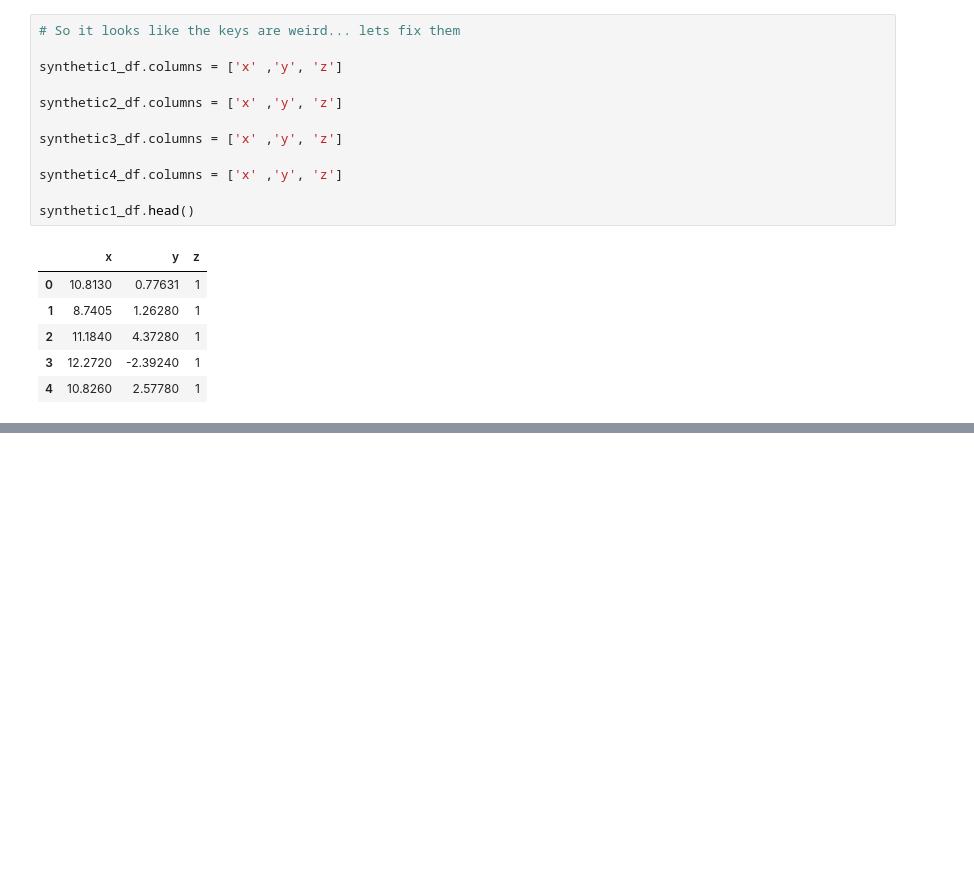
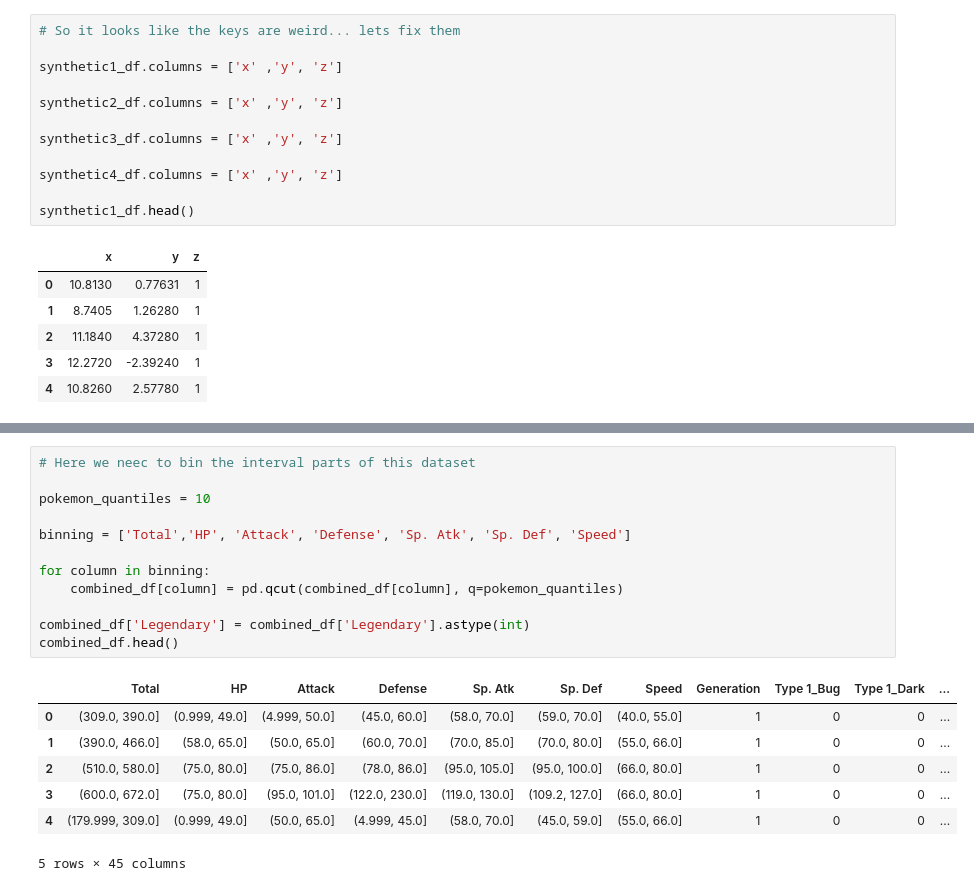
Before and after one commit to cgarchbold/CS460_Assignment1, a Jupyter notebook: PA1_DescisionTrees.ipynb, the cells around one changed output, grey strips where cells are left out. Saved outputs shown, nothing was run; the diff lists cells and outputs as text; blank space fills up the shorter version.

```diff
--- a/PA1_DescisionTrees.ipynb
+++ b/PA1_DescisionTrees.ipynb
@@ -133,0 +222,20 @@ Root- Tree Node: Label(0/1 yes/no) -1 Attribute: y
+# %%
+# Here we neec to bin the interval parts of this dataset
+
+pokemon_quantiles = 10
+
+binning = ['Total','HP', 'Attack', 'Defense', 'Sp. Atk', 'Sp. Def', 'Speed']
+
+for column in binning:
+    combined_df[column] = pd.qcut(combined_df[column], q=pokemon_quantiles)
+
+combined_df['Legendary'] = combined_df['Legendary'].astype(int)
+combined_df.head()
+# %% [output]
+|  | Total | HP | Attack | Defense | Sp. Atk | Sp. Def | Speed | Generation | Type 1_Bug | Type 1_Dark | ... |
+| 0 | (309.0, 390.0] | (0.999, 49.0] | (4.999, 50.0] | (45.0, 60.0] | (58.0, 70.0] | (59.0, 70.0] | (40.0, 55.0] | 1 | 0 | 0 | ... |
+| 1 | (390.0, 466.0] | (58.0, 65.0] | (50.0, 65.0] | (60.0, 70.0] | (70.0, 85.0] | (70.0, 80.0] | (55.0, 66.0] | 1 | 0 | 0 | ... |
+| 2 | (510.0, 580.0] | (75.0, 80.0] | (75.0, 86.0] | (78.0, 86.0] | (95.0, 105.0] | (95.0, 100.0] | (66.0, 80.0] | 1 | 0 | 0 | ... |
+| 3 | (600.0, 672.0] | (75.0, 80.0] | (95.0, 101.0] | (122.0, 230.0] | (119.0, 130.0] | (109.2, 127.0] | (66.0, 80.0] | 1 | 0 | 0 | ... |
+| 4 | (179.999, 309.0] | (0.999, 49.0] | (50.0, 65.0] | (4.999, 45.0] | (58.0, 70.0] | (45.0, 59.0] | (55.0, 66.0] | 1 | 0 | 0 | ... |
+5 rows × 45 columns
```
Also changed, not shown: parts of 20 cells of this notebook, 2 other files.
